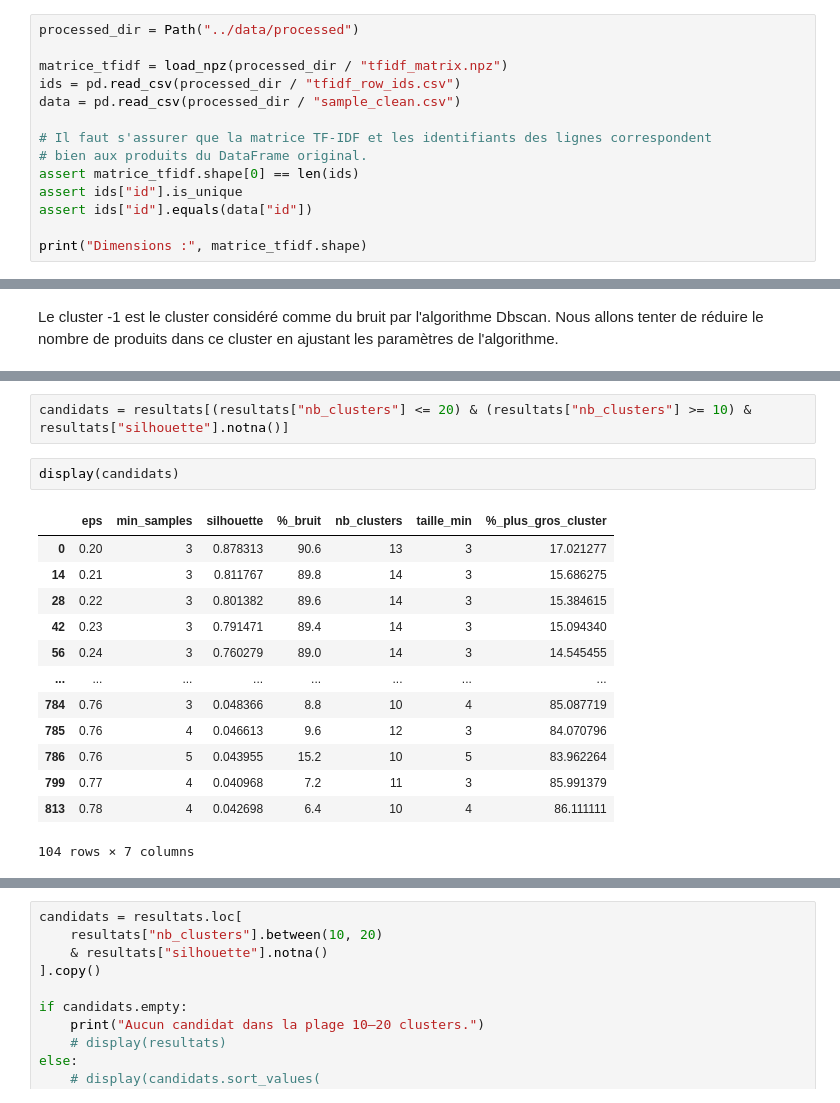
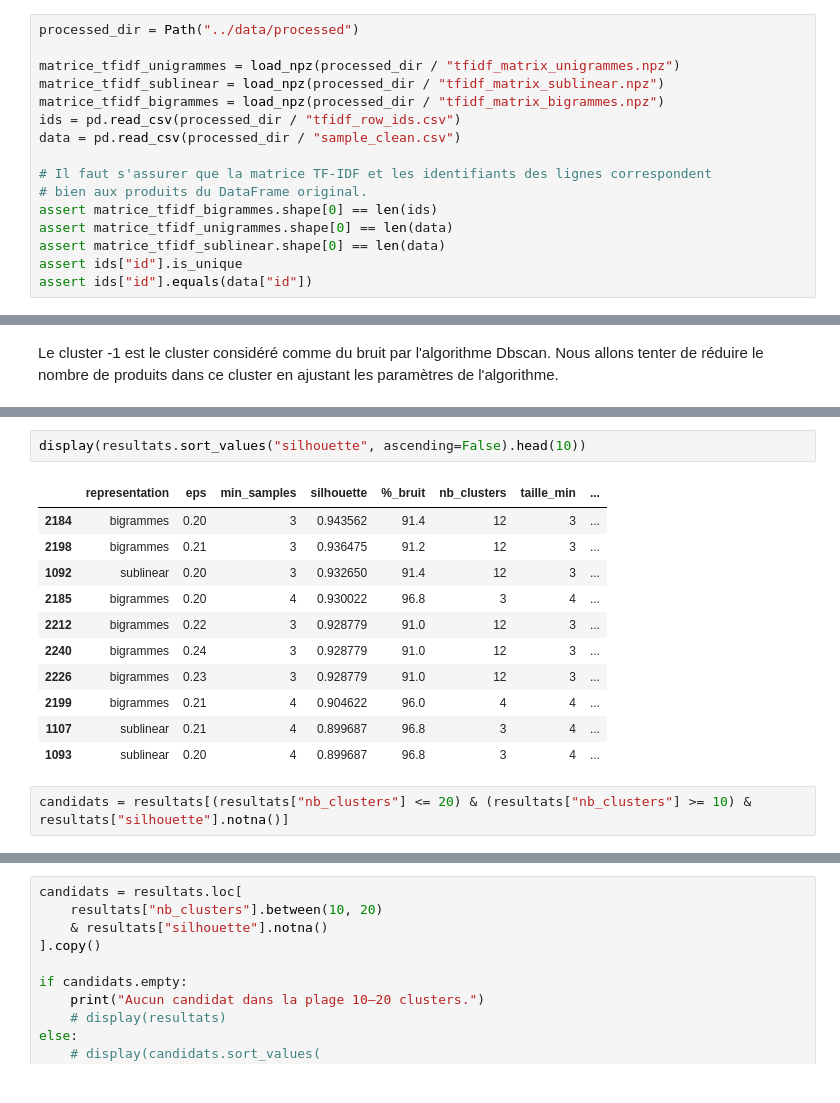
Before and after one commit to LN-Nb/north_face, a Jupyter notebook: Nico/notebooks/clustering_cv.ipynb, the cells around one changed output, grey strips where cells are left out. Cells and saved outputs as stored; diff of their text form.

```diff
--- a/Nico/notebooks/clustering_cv.ipynb
+++ b/Nico/notebooks/clustering_cv.ipynb
@@ -25,14 +25,16 @@ import matplotlib.pyplot as plt
 # %%
 processed_dir = Path("../data/processed")
 
-matrice_tfidf = load_npz(processed_dir / "tfidf_matrix.npz")
+matrice_tfidf_unigrammes = load_npz(processed_dir / "tfidf_matrix_unigrammes.npz")
+matrice_tfidf_sublinear = load_npz(processed_dir / "tfidf_matrix_sublinear.npz")
+matrice_tfidf_bigrammes = load_npz(processed_dir / "tfidf_matrix_bigrammes.npz")
 ids = pd.read_csv(processed_dir / "tfidf_row_ids.csv")
 data = pd.read_csv(processed_dir / "sample_clean.csv")
 
 # Il faut s'assurer que la matrice TF-IDF et les identifiants des lignes correspondent
 # bien aux produits du DataFrame original.
-assert matrice_tfidf.shape[0] == len(ids)
+assert matrice_tfidf_bigrammes.shape[0] == len(ids)
+assert matrice_tfidf_unigrammes.shape[0] == len(data)
+assert matrice_tfidf_sublinear.shape[0] == len(data)
 assert ids["id"].is_unique
 assert ids["id"].equals(data["id"])
-
-print("Dimensions :", matrice_tfidf.shape)
@@ -111,18 +102,16 @@ resultats = pd.DataFrame(resultats)
-# %%
-candidats = resultats[(resultats["nb_clusters"] <= 20) & (resultats["nb_clusters"] >= 10) & resultats["silhouette"].notna()]
 # %%
-display(candidats)
+display(resultats.sort_values("silhouette", ascending=False).head(10))
 # %% [output]
-|  | eps | min_samples | silhouette | %_bruit | nb_clusters | taille_min | %_plus_gros_cluster |
-| 0 | 0.20 | 3 | 0.878313 | 90.6 | 13 | 3 | 17.021277 |
-| 14 | 0.21 | 3 | 0.811767 | 89.8 | 14 | 3 | 15.686275 |
-| 28 | 0.22 | 3 | 0.801382 | 89.6 | 14 | 3 | 15.384615 |
-| 42 | 0.23 | 3 | 0.791471 | 89.4 | 14 | 3 | 15.094340 |
-| 56 | 0.24 | 3 | 0.760279 | 89.0 | 14 | 3 | 14.545455 |
-| ... | ... | ... | ... | ... | ... | ... | ... |
-| 784 | 0.76 | 3 | 0.048366 | 8.8 | 10 | 4 | 85.087719 |
-| 785 | 0.76 | 4 | 0.046613 | 9.6 | 12 | 3 | 84.070796 |
-| 786 | 0.76 | 5 | 0.043955 | 15.2 | 10 | 5 | 83.962264 |
-| 799 | 0.77 | 4 | 0.040968 | 7.2 | 11 | 3 | 85.991379 |
-| 813 | 0.78 | 4 | 0.042698 | 6.4 | 10 | 4 | 86.111111 |
+|  | representation | eps | min_samples | silhouette | %_bruit | nb_clusters | taille_min | ... |
+| 2184 | bigrammes | 0.20 | 3 | 0.943562 | 91.4 | 12 | 3 | ... |
+| 2198 | bigrammes | 0.21 | 3 | 0.936475 | 91.2 | 12 | 3 | ... |
+| 1092 | sublinear | 0.20 | 3 | 0.932650 | 91.4 | 12 | 3 | ... |
+| 2185 | bigrammes | 0.20 | 4 | 0.930022 | 96.8 | 3 | 4 | ... |
+| 2212 | bigrammes | 0.22 | 3 | 0.928779 | 91.0 | 12 | 3 | ... |
+| 2240 | bigrammes | 0.24 | 3 | 0.928779 | 91.0 | 12 | 3 | ... |
+| 2226 | bigrammes | 0.23 | 3 | 0.928779 | 91.0 | 12 | 3 | ... |
+| 2199 | bigrammes | 0.21 | 4 | 0.904622 | 96.0 | 4 | 4 | ... |
+| 1107 | sublinear | 0.21 | 4 | 0.899687 | 96.8 | 3 | 4 | ... |
+| 1093 | sublinear | 0.20 | 4 | 0.899687 | 96.8 | 3 | 4 | ... |
-104 rows × 7 columns
+# %%
+candidats = resultats[(resultats["nb_clusters"] <= 20) & (resultats["nb_clusters"] >= 10) & resultats["silhouette"].notna()]
```
Also changed, not shown: parts of 39 cells of this notebook, 13 other files.
